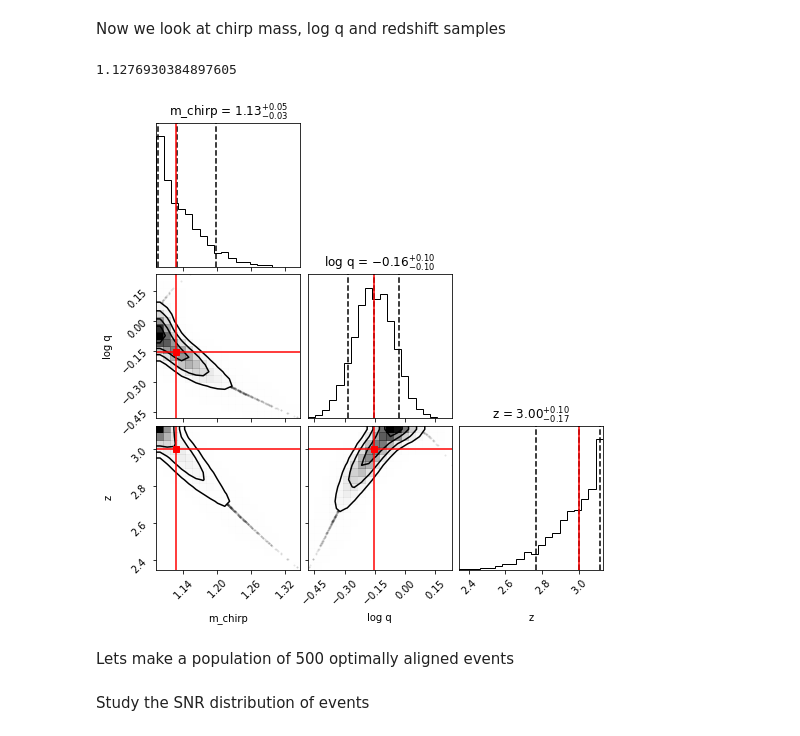
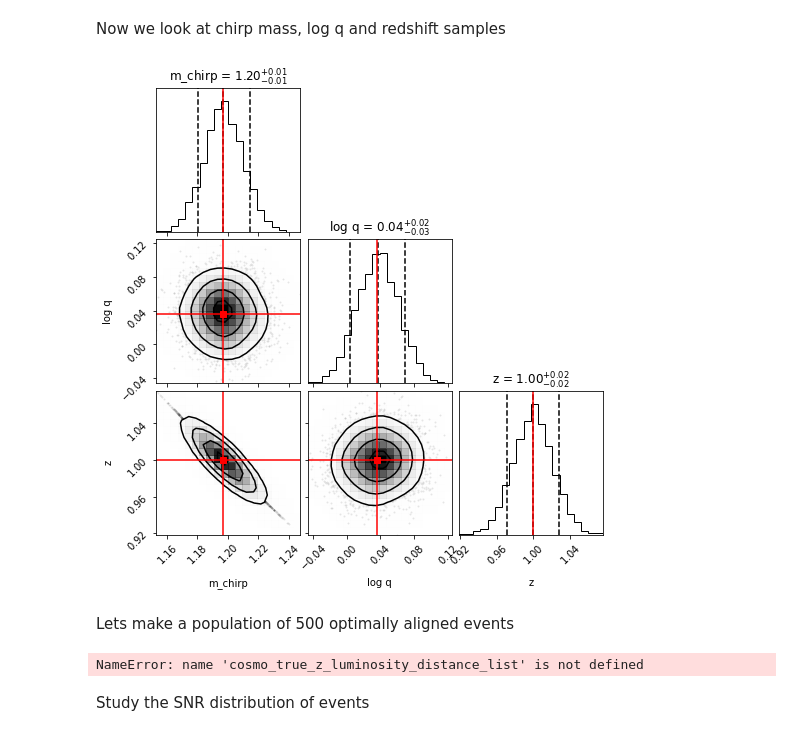
Before and after one commit to Pratyusava/3G_NS_EOS_Cosmology, a Jupyter notebook: basic_functions_check.ipynb, the cells around one changed output. Cells and saved outputs as stored; diff of their text form; code cells hidden in the pictures.

```diff
--- a/basic_functions_check.ipynb
+++ b/basic_functions_check.ipynb
@@ -5,15 +5,15 @@ from basic_functions import *
 # %% [markdown]
 Make a z luminosity distance array that can be easily interpolated
 # %%
-z_array = np.linspace(0.0001,10.,100)
+z_array = np.linspace(0,10.,2000)
 luminosity_distance_array = luminosity_distance(z_array, 70.5, 0.3)
 cosmo_true_z_luminosity_distance_list = np.array([z_array, luminosity_distance_array])
 # %% [markdown]
 Define parameters for a waveform
 # %%
-m1 = 1.2
-m2 = 1.4
-z = 3
+m1 = 1.4
+m2 = 1.35
+z = 1
 theta = 1
 effective_distance = np.interp(z, cosmo_true_z_luminosity_distance_list[0], cosmo_true_z_luminosity_distance_list[1])/theta
 q = q_from_m1_m2(m1,m2)
@@ -24,6 +24,7 @@ m_chirp_z = m_chirp * (1+z)
 keys = ['m_chirp_z', 'q', 'lambda_tilde', 'effective_distance', 'z']
 values = [m_chirp_z, q, lambda_tilde, effective_distance, z]
 pars = dict(zip(keys, values))
+#print (lambda_tilde)
 # %% [markdown]
 Define the detector PSD
 # %%
@@ -69,25 +71,26 @@ Text(0, 0.5, 'log(lambda_tilde)')
 # %% [markdown]
 Now we look at chirp mass, log q and redshift samples
 # %%
-log_q_array = np.linspace(np.log(0.3),np.log(3),50)
-log_lambda_tilde_array = np.linspace(4,10,50)
-m_chirp_grid = np.loadtxt('m_chirp_grid_using_SLY.txt')#m_chirp_grid_from_q_log_lambda_tilde(q_array,log_lambda_tilde_array)
+log_q_array = np.linspace(np.log(0.3),np.log(1),150)
+log_lambda_tilde_array = np.linspace(4,10,150)
+m_chirp_grid = np.loadtxt('m_chirp_grid_using_SLY150.txt')#m_chirp_grid_from_q_log_lambda_tilde(q_array,log_lambda_tilde_array)
 waveform.make_z_m_chirp_samples(m_chirp_grid, log_q_array, log_lambda_tilde_array)
 waveform.plot_m_chirp_log_q_z()
 # %% [output]
-1.1276930384897605
-[figure, old version]
+[figure, new version]
 # %% [markdown]
 Lets make a population of 500 optimally aligned events
 # %%
-n_events = 1024
+n_events = 500
 m_chirp_population = np.random.uniform(1, 1.4, n_events)
 q_population = np.random.uniform(0.7, 0.95, n_events)
 lambda_tilde_population = lambda_tilde_from_m_chirp_q(m_chirp_population, q_population)
 z_population = np.random.beta(3,9,n_events)*10
-theta_population = np.ones(n_events)
+theta_population = np.ones(n_events)#np.random.beta(2,4,n_events)
 effective_distance_population = np.interp(z_population, cosmo_true_z_luminosity_distance_list[0], cosmo_true_z_luminosity_distance_list[1])/theta_population
 m_chirp_z_population = m_chirp_population * (1+z_population)
+# %% [output]
+NameError: name 'cosmo_true_z_luminosity_distance_list' is not defined
 # %% [markdown]
 Study the SNR distribution of events
 # %%
```
Also changed, not shown: parts of 22 cells of this notebook, 7 other files.
